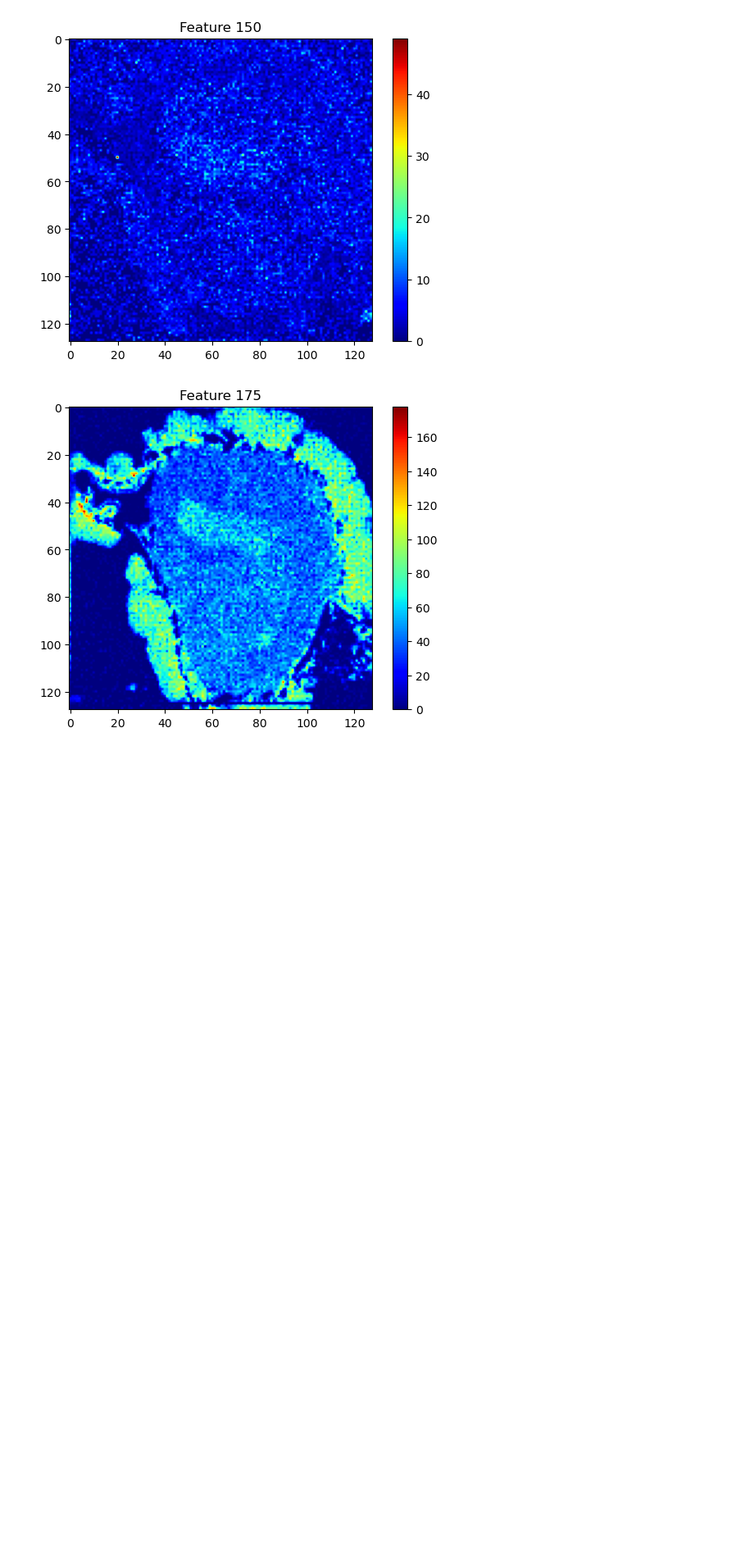
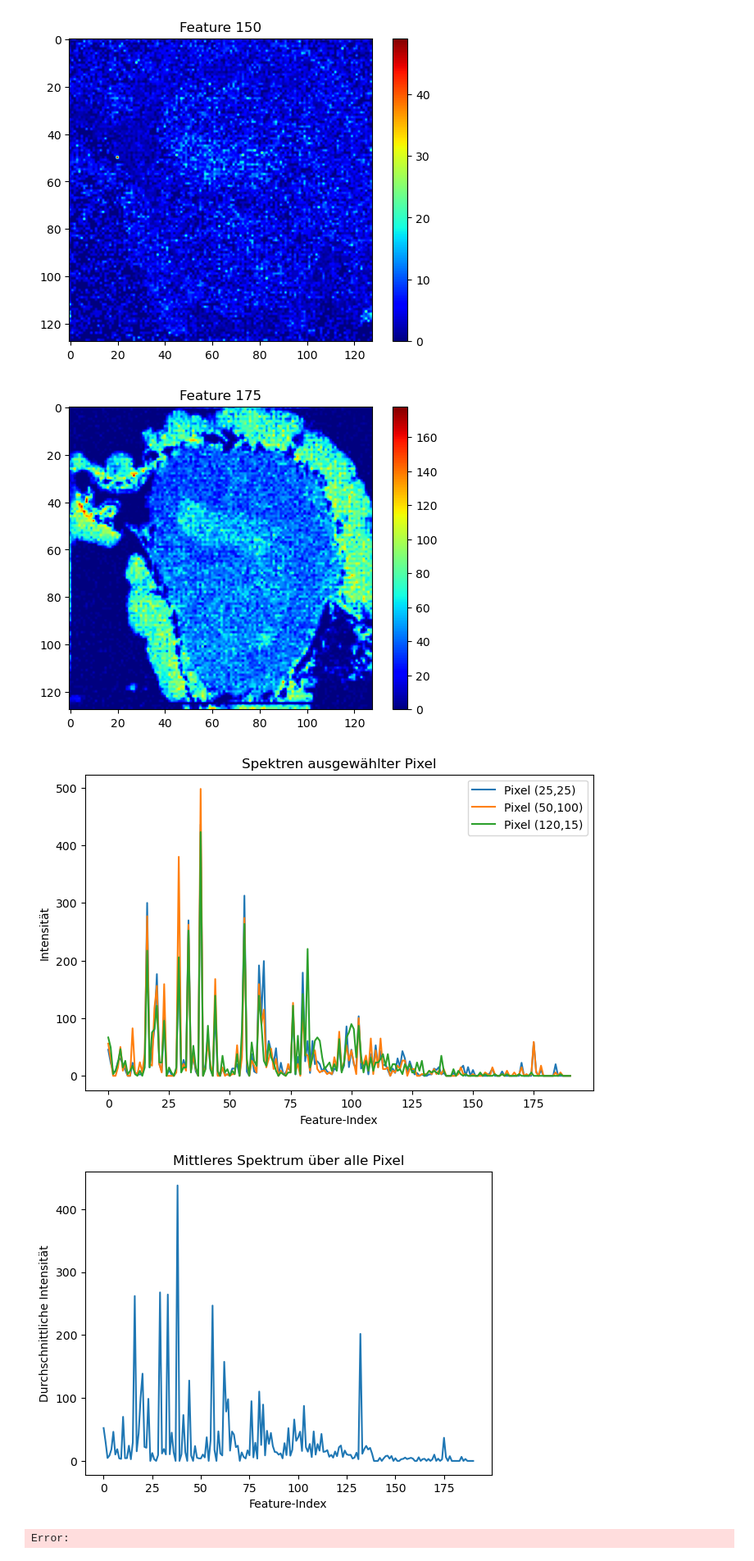
Before and after one commit to piask16/DataScienceAbgabe, a Jupyter notebook: ProgrammentwurfDataScience.ipynb, the cells around one changed output. Shown at 82% size. Drawn from its saved outputs; the diff is of its cells as text; code cells hidden in the pictures; blank space fills up the shorter version.

```diff
--- a/ProgrammentwurfDataScience.ipynb
+++ b/ProgrammentwurfDataScience.ipynb
@@ -35,3 +35,28 @@ for i in range(0,190,25):
 [figure]
 [figure]
 [figure]
+# %%
+pixel_coords = [(25, 25), (50, 100), (120, 15)]
+
+plt.figure(figsize=(8, 5))
+
+for (x, y) in pixel_coords:
+    spectrum = ims_cube[x, y, :]
+    plt.plot(range(ims_cube.shape[2]), spectrum, label=f'Pixel ({x},{y})')
+
+plt.xlabel('Feature-Index')
+plt.ylabel('Intensität')
+plt.title('Spektren ausgewählter Pixel')
+plt.legend()
+plt.show()
+
+mean_spectrum = ims_cube.mean(axis=(0, 1))
+plt.plot(mean_spectrum)
+plt.title('Mittleres Spektrum über alle Pixel')
+plt.xlabel('Feature-Index')
+plt.ylabel('Durchschnittliche Intensität')
+plt.show()
+# %% [output]
+[figure, added]
+[figure, added]
+Error:
```
